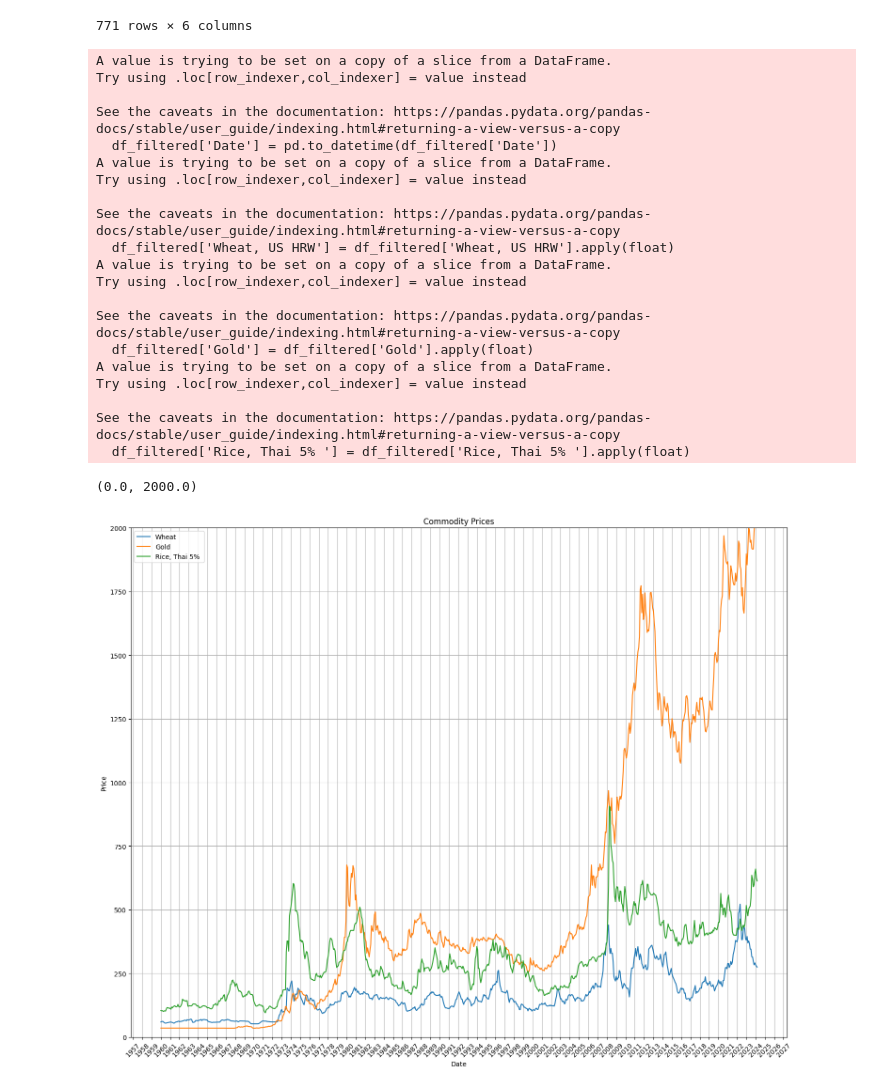
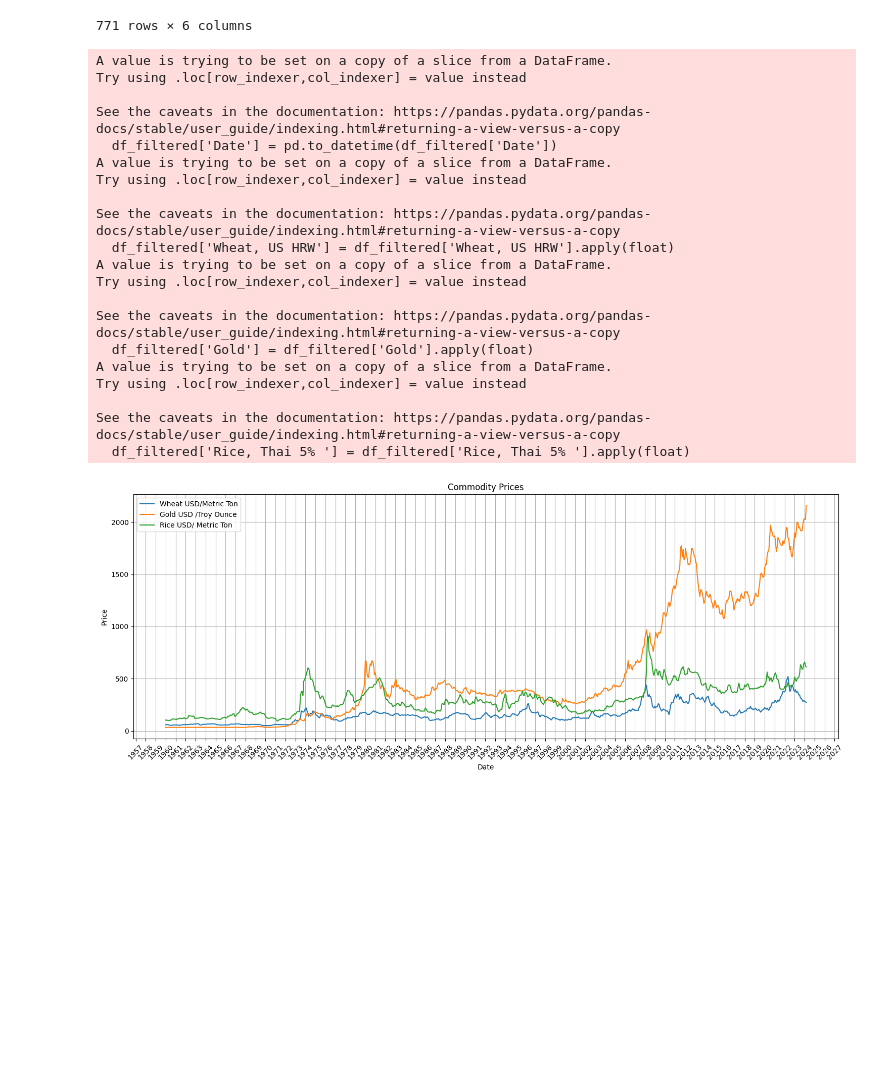
Before and after one commit to KopeckJames/github-project-discord, a Jupyter notebook: conflict data.ipynb, the cells around one changed output. Drawn from its saved outputs; the diff is of its cells as text; code cells hidden in the pictures; blank space fills up the shorter version.

```diff
--- a/conflict data.ipynb
+++ b/conflict data.ipynb
@@ -83,12 +79,12 @@ df_filtered['Gold'] = df_filtered['Gold'].apply(float)
 df_filtered['Rice, Thai 5% '] = df_filtered['Rice, Thai 5% '].apply(float)
 
 # Increase figure size
-plt.figure(figsize=(15, 12))
+plt.figure(figsize=(15, 6))
 
 # Plot with labels and title (adjust y-axis range to 2000)
-lines1 = plt.plot(df_filtered['Date'], df_filtered['Wheat, US HRW'], label='Wheat', linestyle='-')  # Store lines in a variable
-lines2 = plt.plot(df_filtered['Date'], df_filtered['Gold'], label='Gold', linestyle='-')  # Store lines for later use
-lines3 = plt.plot(df_filtered['Date'], df_filtered['Rice, Thai 5% '], label='Rice, Thai 5% ', linestyle='-')  # Store lines
+lines1 = plt.plot(df_filtered['Date'], df_filtered['Wheat, US HRW'], label='Wheat USD/Metric Ton', linestyle='-')  # Store lines in a variable
+lines2 = plt.plot(df_filtered['Date'], df_filtered['Gold'], label='Gold USD /Troy Ounce', linestyle='-')  # Store lines for later use
+lines3 = plt.plot(df_filtered['Date'], df_filtered['Rice, Thai 5% '], label='Rice USD/ Metric Ton', linestyle='-')  # Store lines
 
 plt.xlabel('Date')
 plt.ylabel('Price')  # Assuming the values represent price
@@ -100,55 +96,34 @@ plt.grid(True)
 
 # Control x-axis ticks for yearly increments
 plt.gca().xaxis.set_major_locator(YearLocator())
 plt.gca().xaxis.set_major_formatter(DateFormatter('%Y'))  # Format as year only
 
 # Show the plot with potentially adjusted rotation for labels
 plt.xticks(rotation=45)  # Optional: Rotate x-axis labels for better readability with more data
 
 plt.tight_layout()  # Adjust spacing to prevent overlapping elements
-
-# Now set the y-axis limits after creating the lines
-plt.ylim(0, 2000)  # Set y-axis range to (2000)
-
-# Ensure Start Date and End Date are datetime format (if necessary)
-#if not pd.api.types.is_datetime64_dtype(war_data["Start Date"]):
-#    try:
-        # Attempt conversion assuming consistent format (e.g., YYYY-MM-DD)
-#        war_data["Start Date"] = pd.to_datetime(war_data["Start Date"], format='%Y-%m-%d')  # Adjust format if needed
-#    except ValueError:
-#        print("Error: Inconsistent date format in 'Start Date'. Please check and adjust the format string in pd.to_datetime().")
-        # Handle the case where conversion fails due to inconsistent formatting
-
-#if not pd.api.types.is_datetime64_dtype(war_data["End Date"]):
-#    try:
-        # Attempt conversion assuming consistent format (e.g., YYYY-MM-DD)
-#        war_data["End Date"] = pd.to_datetime(war_data["End Date"], format='%Y-%m-%d')  # Adjust format if needed
-#    except ValueError:
-#        print("Error: Inconsistent date format in 'End Date'. Please check and adjust the format string in pd.to_datetime().")
-        # Handle the case where conversion fails due to inconsistent formatting
 # %% [output]
 A value is trying to be set on a copy of a slice from a DataFrame.
 Try using .loc[row_indexer,col_indexer] = value instead
 
 See the caveats in the documentation: https://pandas.pydata.org/pandas-docs/stable/user_guide/indexing.html#returning-a-view-versus-a-copy
   df_filtered['Date'] = pd.to_datetime(df_filtered['Date'])
 A value is trying to be set on a copy of a slice from a DataFrame.
 Try using .loc[row_indexer,col_indexer] = value instead
 
 See the caveats in the documentation: https://pandas.pydata.org/pandas-docs/stable/user_guide/indexing.html#returning-a-view-versus-a-copy
   df_filtered['Wheat, US HRW'] = df_filtered['Wheat, US HRW'].apply(float)
 A value is trying to be set on a copy of a slice from a DataFrame.
 Try using .loc[row_indexer,col_indexer] = value instead
 
 See the caveats in the documentation: https://pandas.pydata.org/pandas-docs/stable/user_guide/indexing.html#returning-a-view-versus-a-copy
   df_filtered['Gold'] = df_filtered['Gold'].apply(float)
 A value is trying to be set on a copy of a slice from a DataFrame.
 Try using .loc[row_indexer,col_indexer] = value instead
 
 See the caveats in the documentation: https://pandas.pydata.org/pandas-docs/stable/user_guide/indexing.html#returning-a-view-versus-a-copy
   df_filtered['Rice, Thai 5% '] = df_filtered['Rice, Thai 5% '].apply(float)
-(0.0, 2000.0)
-[figure, old version]
+[figure, new version]
 # %%
 df_filtered["Tea, avg 3 auctions"] = df_filtered["Tea, avg 3 auctions"].apply(float)
 df_filtered["Coffee, Arabica"] = df_filtered["Coffee, Arabica"].apply(float)
```
Also changed, not shown: parts of 22 cells of this notebook, 7 other files.
